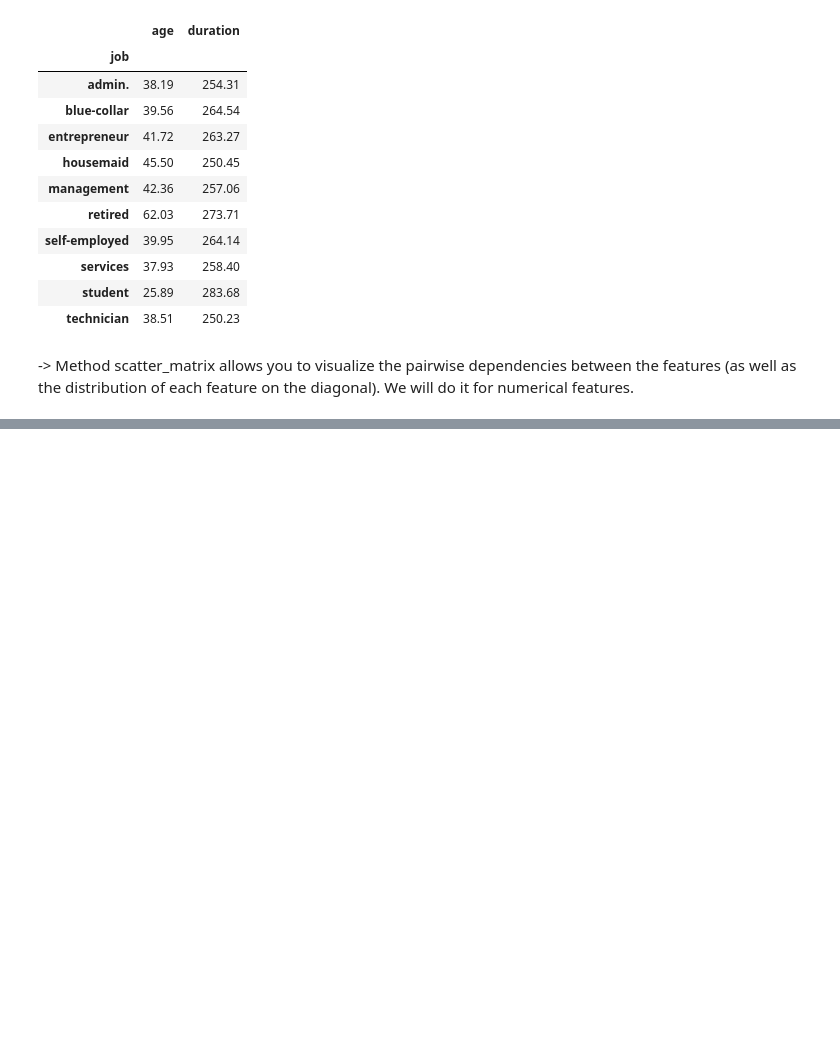
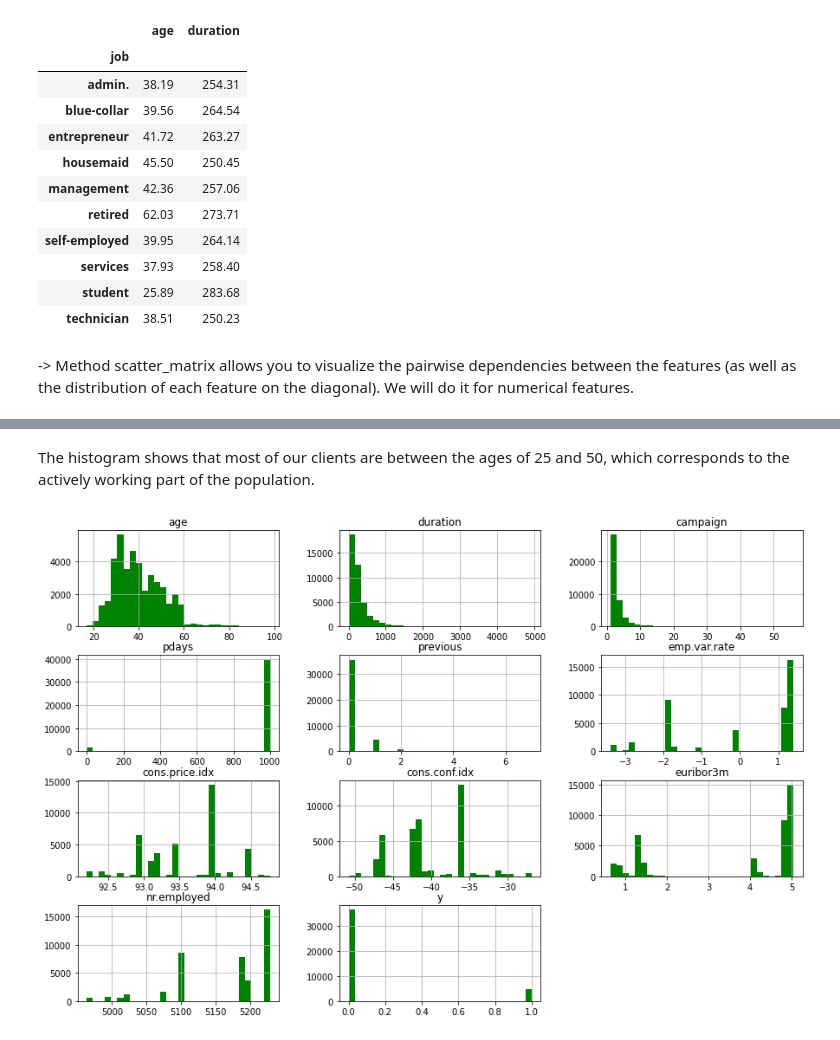
Before and after one commit to ELVAN13091999/my-first-binder, a Jupyter notebook: EDA_Using_Pandas_Framework.ipynb, the cells around one changed output, grey strips where cells are left out. Drawn from its saved outputs; the diff is of its cells as text; code cells hidden in the pictures; blank space fills up the shorter version.

```diff
--- a/EDA_Using_Pandas_Framework.ipynb
+++ b/EDA_Using_Pandas_Framework.ipynb
@@ -322,0 +348,9 @@ ModuleNotFoundError: No module named 'scipy'
+# %% [markdown]
+The histogram shows that most of our clients are between the ages of 25 and 50, which corresponds to the actively working part of the population.
+# %%
+df.hist(color = "g",
+        bins = 30,
+        figsize = (15, 10))
+plt.show()
+# %% [output]
+[figure, added]
```
Also changed, not shown: parts of 15 cells of this notebook.
